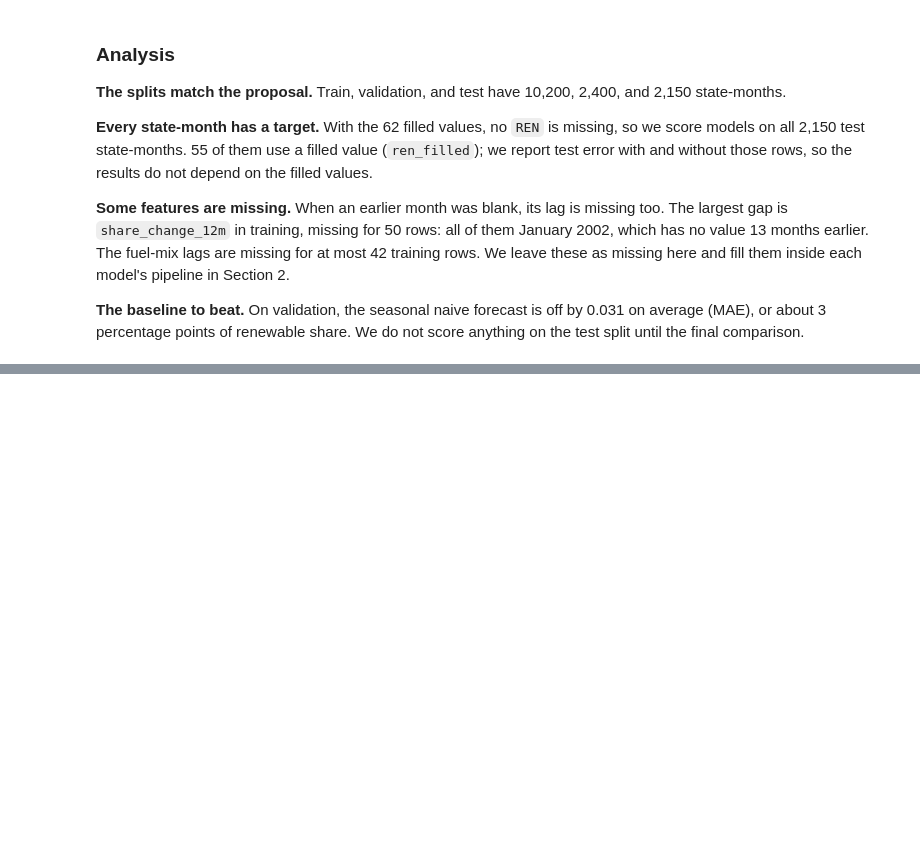
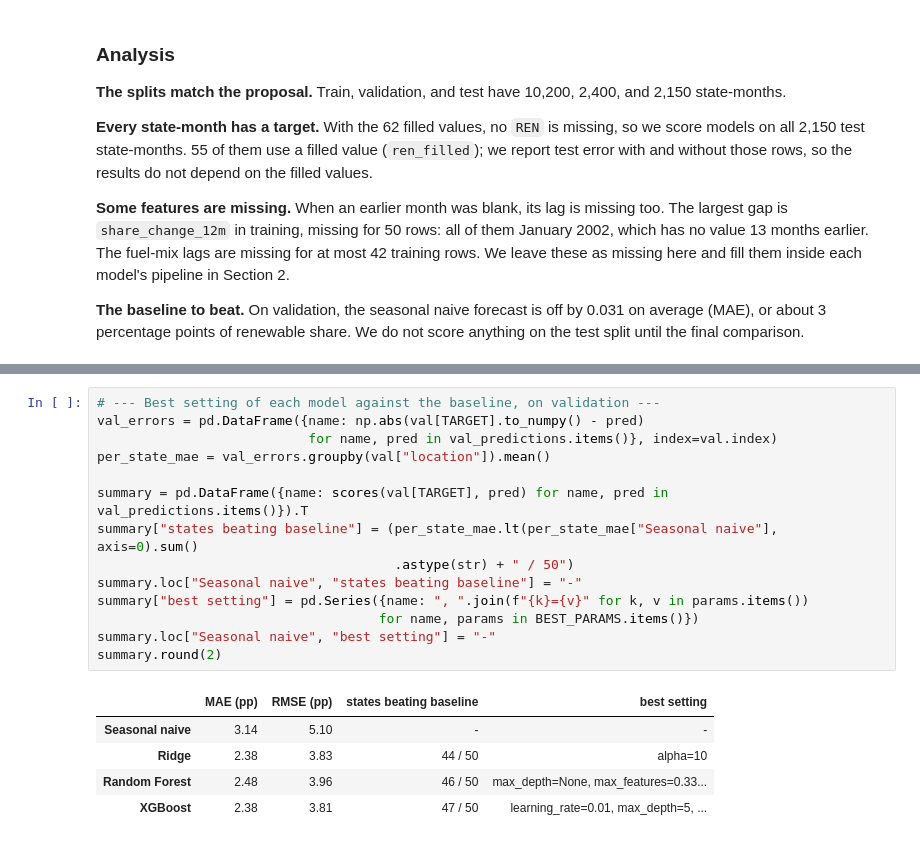
Before and after one commit to legacysti/ics635-final-project, a Jupyter notebook: ICS635_Final_Project.ipynb, the cells around one changed output, grey strips where cells are left out. Saved outputs shown, nothing was run; the diff lists cells and outputs as text; blank space fills up the shorter version.

```diff
--- a/ICS635_Final_Project.ipynb
+++ b/ICS635_Final_Project.ipynb
@@ -576,0 +684,20 @@ final comparison.
+# %%
+# --- Best setting of each model against the baseline, on validation ---
+val_errors = pd.DataFrame({name: np.abs(val[TARGET].to_numpy() - pred)
+                           for name, pred in val_predictions.items()}, index=val.index)
+per_state_mae = val_errors.groupby(val["location"]).mean()
+
+summary = pd.DataFrame({name: scores(val[TARGET], pred) for name, pred in val_predictions.items()}).T
+summary["states beating baseline"] = (per_state_mae.lt(per_state_mae["Seasonal naive"], axis=0).sum()
+                                      .astype(str) + " / 50")
+summary.loc["Seasonal naive", "states beating baseline"] = "-"
+summary["best setting"] = pd.Series({name: ", ".join(f"{k}={v}" for k, v in params.items())
+                                    for name, params in BEST_PARAMS.items()})
+summary.loc["Seasonal naive", "best setting"] = "-"
+summary.round(2)
+# %% [output]
+|  | MAE (pp) | RMSE (pp) | states beating baseline | best setting |
+| Seasonal naive | 3.14 | 5.10 | - | - |
+| Ridge | 2.38 | 3.83 | 44 / 50 | alpha=10 |
+| Random Forest | 2.48 | 3.96 | 46 / 50 | max_depth=None, max_features=0.33... |
+| XGBoost | 2.38 | 3.81 | 47 / 50 | learning_rate=0.01, max_depth=5, ... |
```
Also changed, not shown: parts of 5 cells of this notebook.
